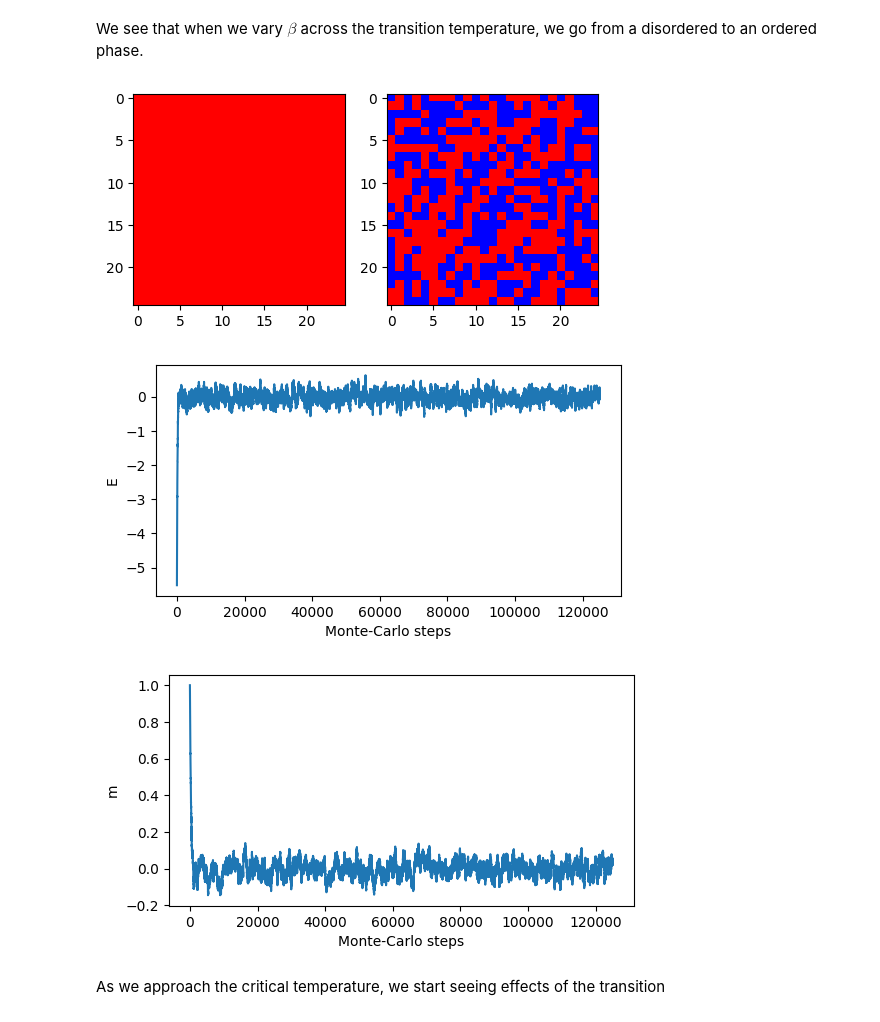
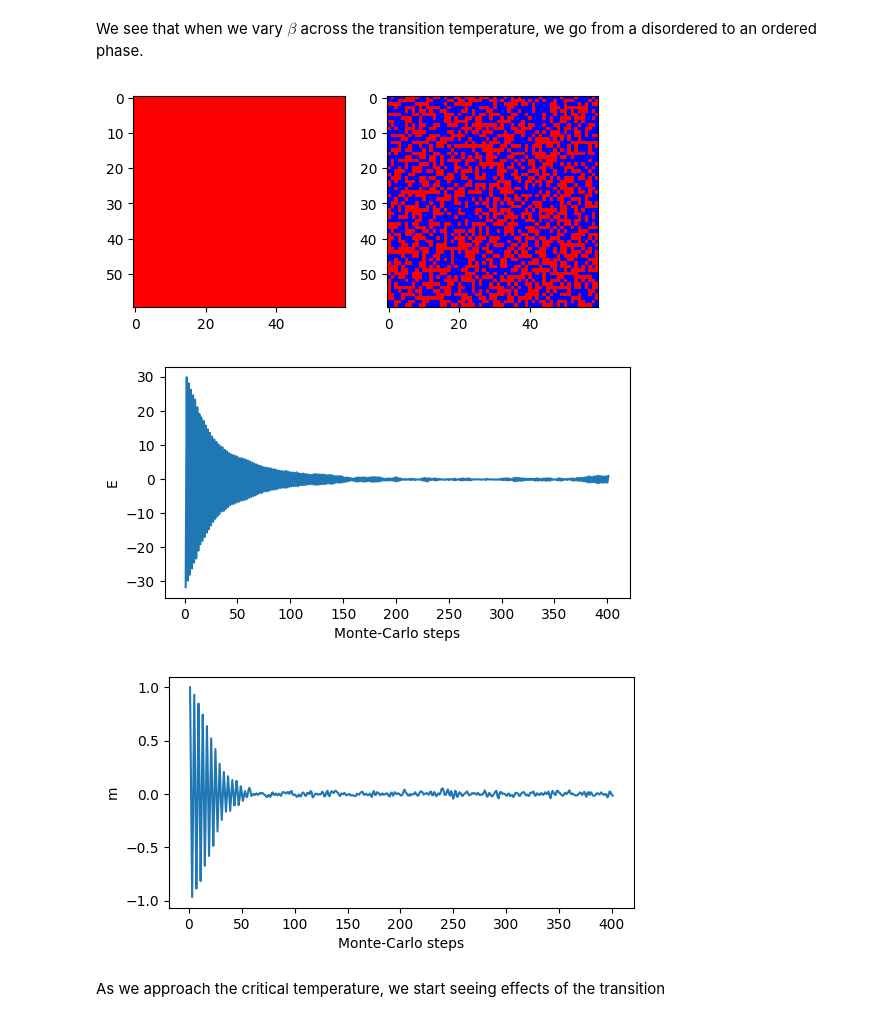
Before and after one commit to NicolasChagnet/ising-model-numerics, a Jupyter notebook: ising_monte_carlo.ipynb, the cells around one changed output. Saved outputs shown, nothing was run; the diff lists cells and outputs as text; code cells hidden in the pictures.

```diff
--- a/ising_monte_carlo.ipynb
+++ b/ising_monte_carlo.ipynb
@@ -8,0 +12,3 @@ from matplotlib import pyplot as plt
+# %%
+# Critical value
+betac = np.log(1.0 + np.sqrt(2)) / 2.0
@@ -32,26 +47,17 @@ def plot_observable(output, key, y_label=None):
         ax.set_ylabel(y_label)
 # %% [markdown]
 Let us start with large temperature configurations. We know the critical value of the Ising model in 2D.
-# %%
-# Critical value
-betac = 0.441
 # %% [markdown]
 We see that when we vary $\beta$ across the transition temperature, we go from a disordered to an ordered phase.
 # %%
-output = monte_carlo_metropolis(
-    n=25,
-    beta=0.01 * betac,
-    h=0.0,
-    max_steps=200,
-    initial_state=1,
-)
+output = monte_carlo_metropolis(n=60, beta=0.01 * betac, h=0.0, max_steps=200, initial_state=1, method="checkerboard")
 plot_lattice_init_end(output)
 plot_observable(output, "benergies", y_label="E")
 plot_observable(output, "magnetizations", y_label="m")
 # %% [output]
-[figure, old version]
+[figure, new version]
-[figure, old version]
+[figure, new version]
-[figure, old version]
+[figure, new version]
 # %% [markdown]
 As we approach the critical temperature, we start seeing effects of the transition
 # %%
```
Also changed, not shown: parts of 37 cells of this notebook, 2 other files.
